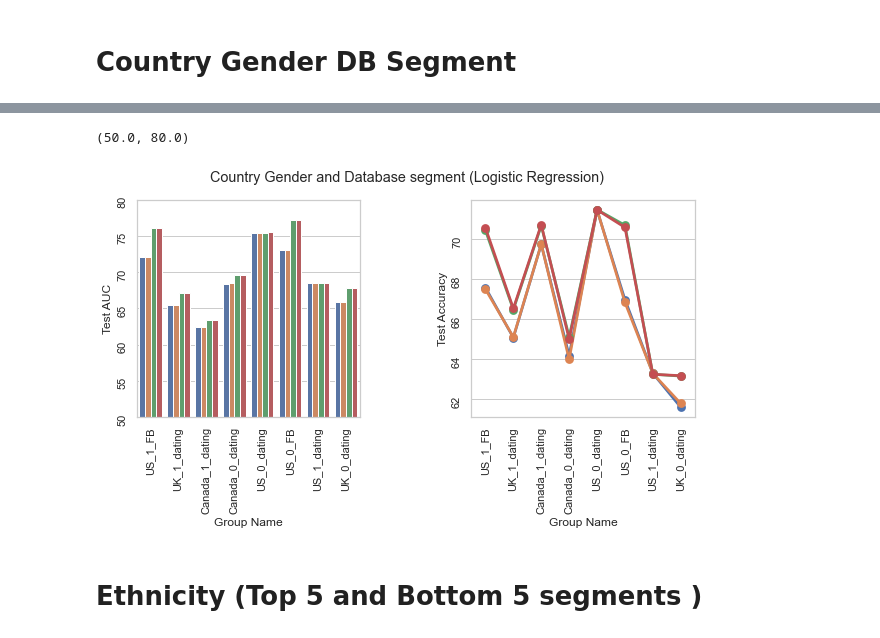
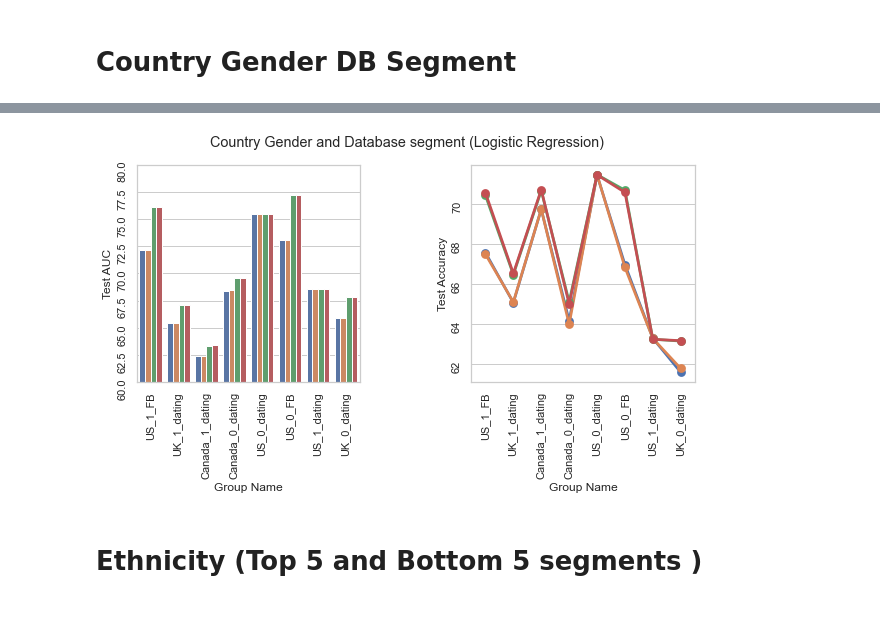
Before and after one commit to thejat/facial-political-recognition, a Jupyter notebook: Results_EDA.ipynb, the cells around one changed output, grey strips where cells are left out. Saved outputs shown, nothing was run; the diff lists cells and outputs as text; code cells hidden in the pictures.

```diff
--- a/Results_EDA.ipynb
+++ b/Results_EDA.ipynb
@@ -56,21 +62,21 @@ ax1.set_ylim(50, 80)
 # %%
 fig, (ax1, ax2)= plt.subplots(1,2)
 fig.set_size_inches(10, 4)
 plt.suptitle("Country Gender and Database segment (Logistic Regression)")
 sns.barplot(hue='Feature Set',y='Test AUC', data=segment_df[segment_df['Model']=="LR"], x='Group Name', ax=ax1)
 sns.pointplot(hue='Feature Set',y='Test Accuracy', data=segment_df[segment_df['Model']=="LR"], x='Group Name',ax=ax2)
 # plt.legend(loc='center', bbox_to_anchor=(0.7, -0.53),
 #           fancybox=True, shadow=True, ncol=5)
 ax2.get_legend().remove()
 ax1.get_legend().remove()
 plt.subplots_adjust(wspace=0.5)
 ax1.tick_params(rotation = 90)
 ax2.tick_params(rotation =90)
 # ax2.legend(bbox_to_anchor=(1.1, 1.05))
-ax1.set_ylim(50, 80)
+ax1.set_ylim(60, 80)
+fig.savefig("Results_EDA/segment_groups_LR.PNG")
 # %% [output]
-(50.0, 80.0)
-[figure, old version]
+[figure, new version]
 # %% [markdown]
 # Ethnicity (Top 5 and Bottom 5 segments )
 # %%
```
Also changed, not shown: parts of 5 cells of this notebook, 5 other files.
